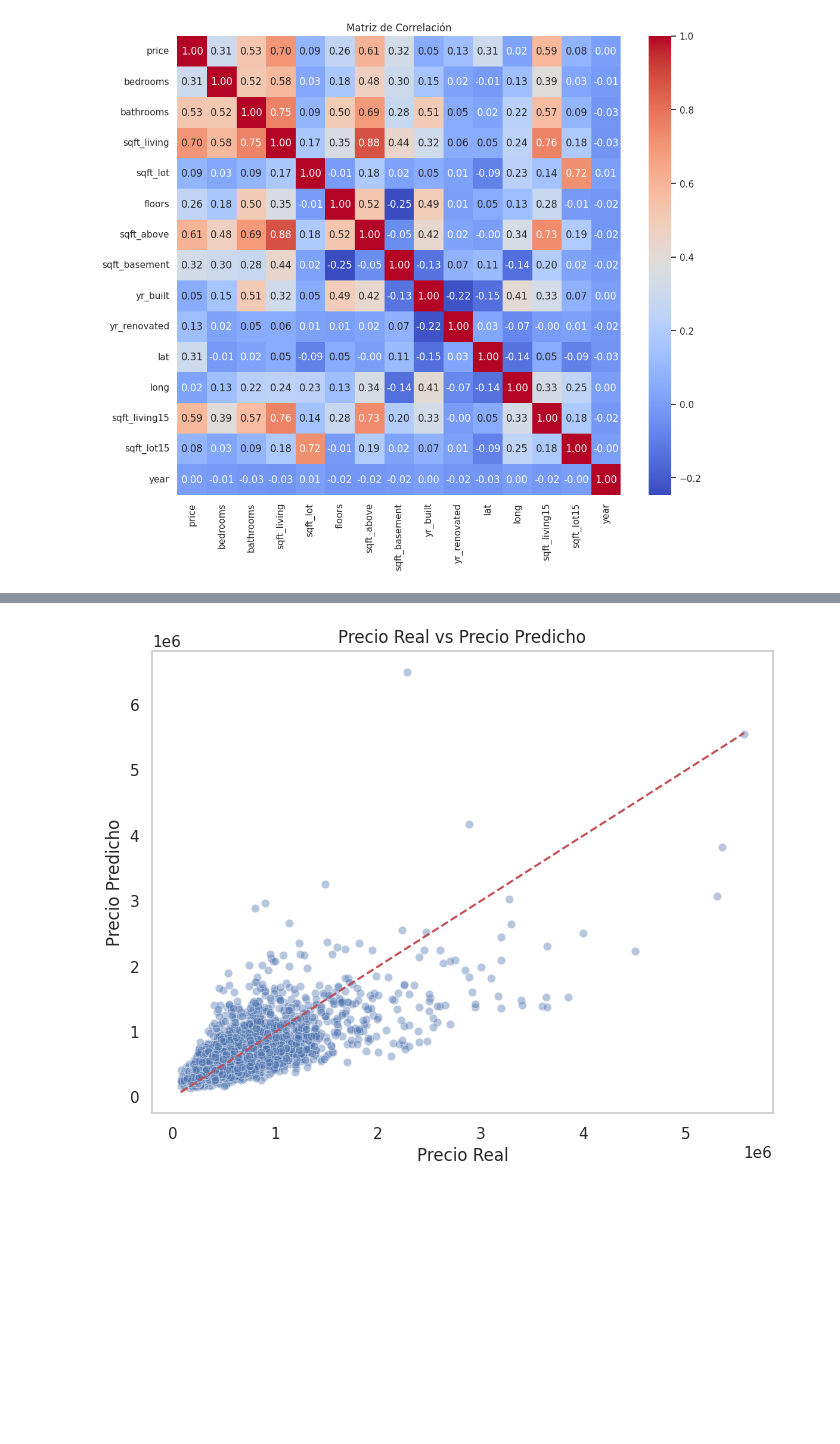
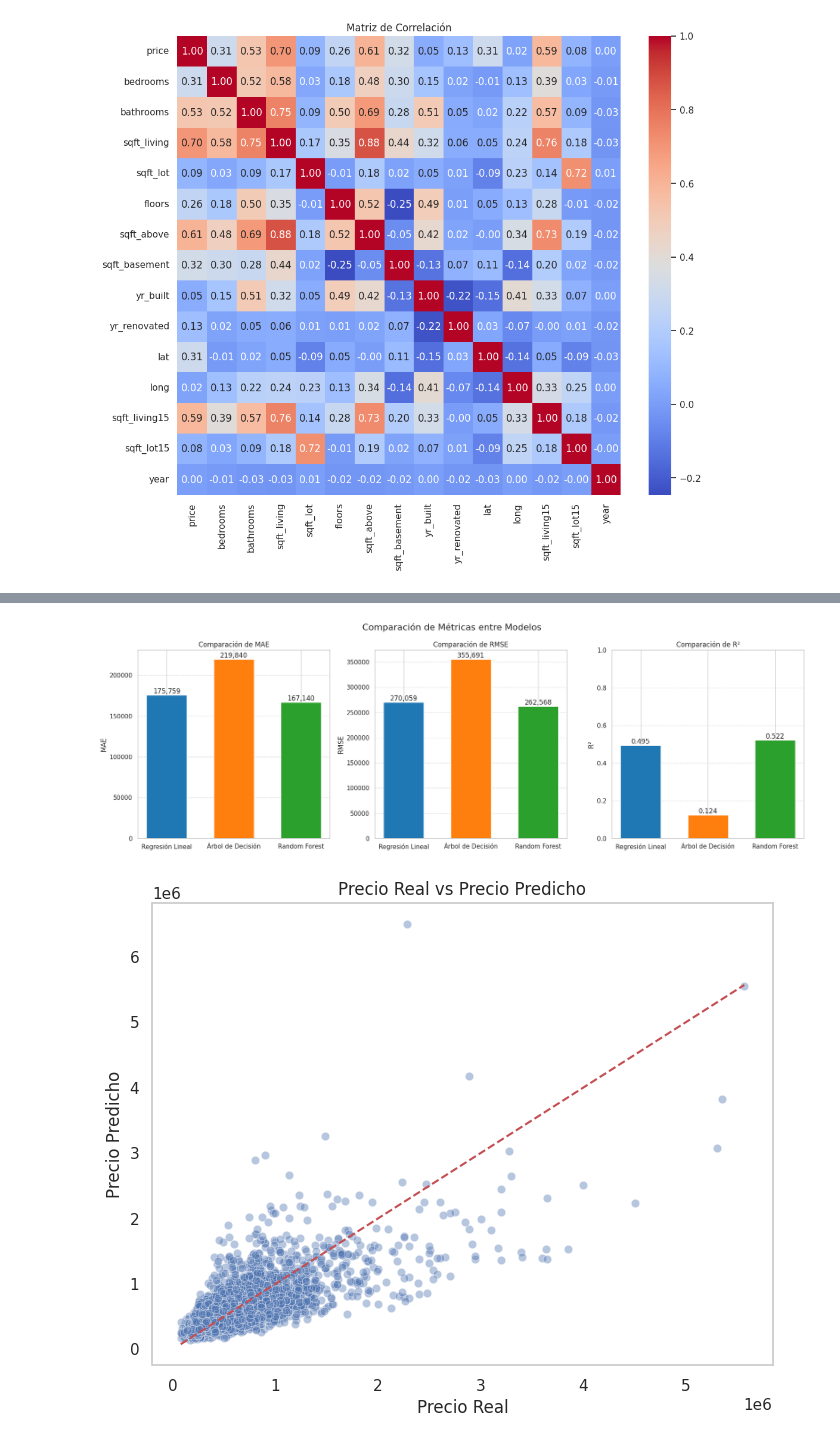
Before and after one commit to FranciscoRamirezRuiz/Inferencia2024, a Jupyter notebook: Entrenamiento_de_modelo.ipynb, the cells around one changed output, grey strips where cells are left out. Cells and saved outputs as stored; diff of their text form; code cells hidden in the pictures; blank space fills up the shorter version.

```diff
--- a/Entrenamiento_de_modelo.ipynb
+++ b/Entrenamiento_de_modelo.ipynb
@@ -138,6 +134,77 @@ print("Random Forest         MAE:", round(mean_absolute_error(y_test, best_model
 Regresión Lineal      MAE: 175758.74
 Árbol de Decisión     MAE: 219839.8
 Random Forest         MAE: 167140.48
+# %%
+from sklearn.metrics import mean_squared_error, r2_score
+import numpy as np
+
+# MAE
+mae_lr = mean_absolute_error(y_test, lr.predict(X_test))
+mae_dtr = mean_absolute_error(y_test, dtr.predict(X_test))
+mae_rf = mean_absolute_error(y_test, best_model.predict(X_test))
+
+# RMSE
+rmse_lr = np.sqrt(mean_squared_error(y_test, lr.predict(X_test)))
+rmse_dtr = np.sqrt(mean_squared_error(y_test, dtr.predict(X_test)))
+rmse_rf = np.sqrt(mean_squared_error(y_test, best_model.predict(X_test)))
+
+# R²
+r2_lr = r2_score(y_test, lr.predict(X_test))
+r2_dtr = r2_score(y_test, dtr.predict(X_test))
+r2_rf = r2_score(y_test, best_model.predict(X_test))
+# %%
+import matplotlib.pyplot as plt
+
+# Nombres de los modelos
+models = ['Regresión Lineal', 'Árbol de Decisión', 'Random Forest']
+
+# Métricas
+mae_scores = [mae_lr, mae_dtr, mae_rf]
+rmse_scores = [rmse_lr, rmse_dtr, rmse_rf]
+r2_scores = [r2_lr, r2_dtr, r2_rf]
+
+# Crear subgráficos
+fig, axes = plt.subplots(1, 3, figsize=(18, 6))
+
+bar_width = 0.6
+x_pos = np.arange(len(models))
+
+# MAE
+axes[0].bar(x_pos, mae_scores, bar_width, color=['#1f77b4', '#ff7f0e', '#2ca02c'])
+axes[0].set_xticks(x_pos)
+axes[0].set_xticklabels(models)
+axes[0].set_ylabel('MAE')
+axes[0].set_title('Comparación de MAE')
+axes[0].grid(axis='y', linestyle='--', alpha=0.7)
+for i, score in enumerate(mae_scores):
+    axes[0].text(x_pos[i], score, f'{score:,.0f}', ha='center', va='bottom')
+
+# RMSE
+axes[1].bar(x_pos, rmse_scores, bar_width, color=['#1f77b4', '#ff7f0e', '#2ca02c'])
+axes[1].set_xticks(x_pos)
+axes[1].set_xticklabels(models)
+axes[1].set_ylabel('RMSE')
+axes[1].set_title('Comparación de RMSE')
+axes[1].grid(axis='y', linestyle='--', alpha=0.7)
+for i, score in enumerate(rmse_scores):
+    axes[1].text(x_pos[i], score, f'{score:,.0f}', ha='center', va='bottom')
+
+# R²
+axes[2].bar(x_pos, r2_scores, bar_width, color=['#1f77b4', '#ff7f0e', '#2ca02c'])
+axes[2].set_xticks(x_pos)
+axes[2].set_xticklabels(models)
+axes[2].set_ylabel('R²')
+axes[2].set_ylim(0, 1)
+axes[2].set_title('Comparación de R²')
+axes[2].grid(axis='y', linestyle='--', alpha=0.7)
+for i, score in enumerate(r2_scores):
+    axes[2].text(x_pos[i], score, f'{score:.3f}', ha='center', va='bottom')
+
+plt.suptitle('Comparación de Métricas entre Modelos', fontsize=16)
+plt.tight_layout()
+plt.show()
+# %% [output]
+[figure, added]
 # %%
 # Generar predicciones con el conjunto de prueba
 y_pred = best_model.predict(X_test)
```
Also changed, not shown: parts of 4 cells of this notebook.
